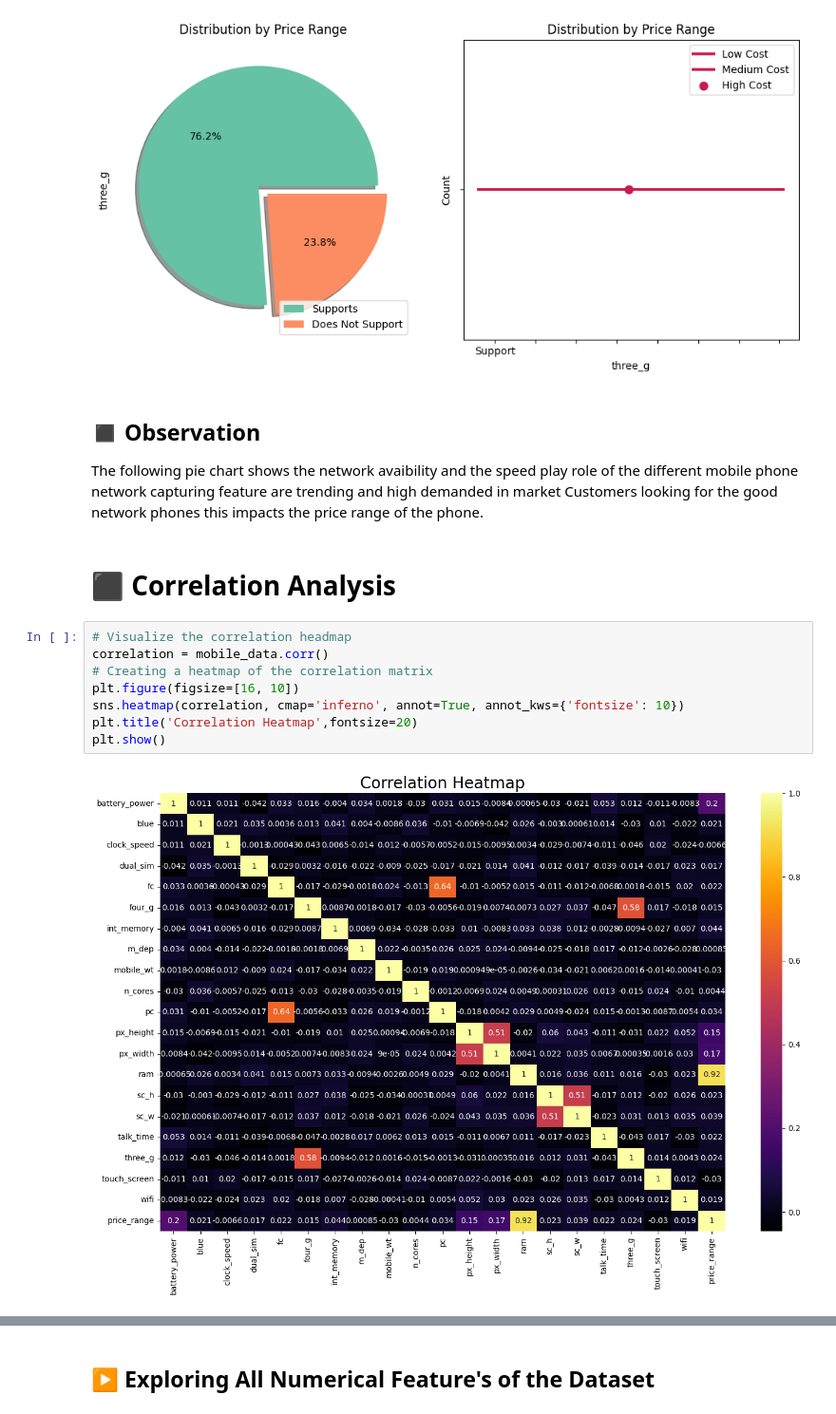
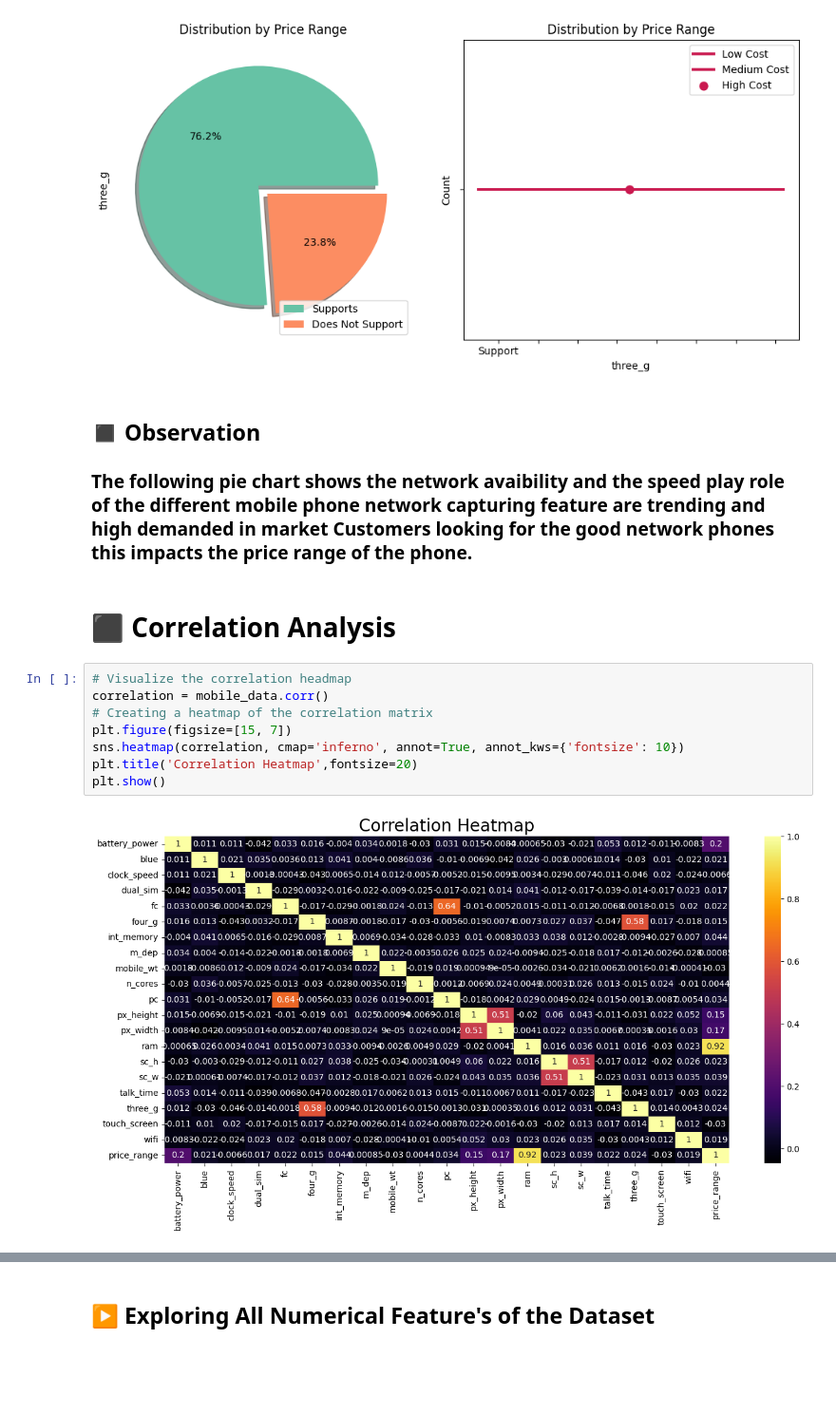
Before and after one commit to sumit25chini/Mobile-Price-Range-Prediction-Classification-prediction, a Jupyter notebook: Mobile_Price_Range_Prediction_project.ipynb, the cells around one changed output, grey strips where cells are left out. Shown at 95% size. Cells and saved outputs as stored; diff of their text form; blank space fills up the shorter version.

```diff
--- a/Mobile_Price_Range_Prediction_project.ipynb
+++ b/Mobile_Price_Range_Prediction_project.ipynb
@@ -592,18 +600,18 @@ for dataset in networks:
 [figure]
 # %% [markdown]
 ## ◼ **Observation**
-The following pie chart shows the network avaibility and the speed play role of the different mobile phone network capturing feature are trending and high demanded in market Customers looking for the good network phones this impacts the price range of the phone.
+### The following pie chart shows the network avaibility and the speed play role of the different mobile phone network capturing feature are trending and high demanded in market Customers looking for the good network phones this impacts the price range of the phone.
 # %% [markdown]
 # **⬛ Correlation Analysis**
 # %%
 # Visualize the correlation headmap
 correlation = mobile_data.corr()
 # Creating a heatmap of the correlation matrix
-plt.figure(figsize=[16, 10])
+plt.figure(figsize=[15, 7])
 sns.heatmap(correlation, cmap='inferno', annot=True, annot_kws={'fontsize': 10})
 plt.title('Correlation Heatmap',fontsize=20)
 plt.show()
 # %% [output]
-[figure, old version]
+[figure, new version]
 # %% [markdown]
 ## ◼ **Observation**
```
Also changed, not shown: parts of 65 cells of this notebook.
